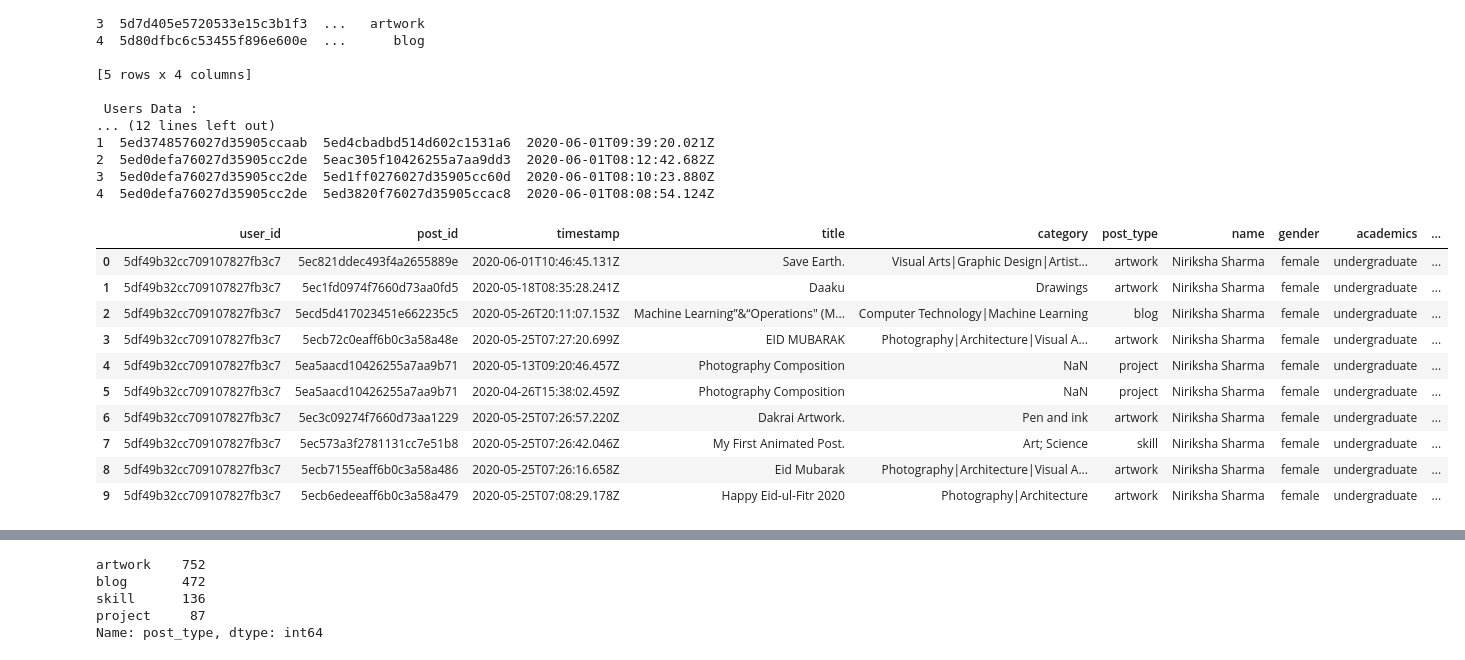
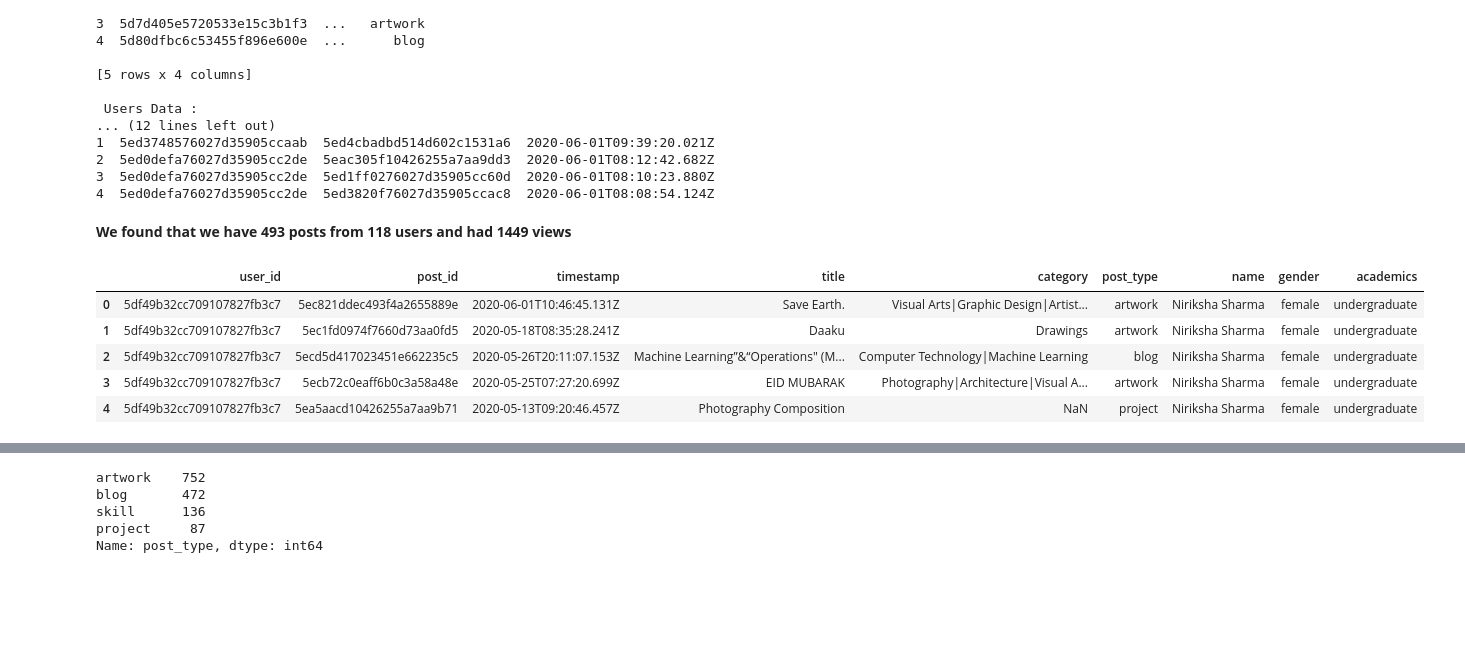
Before and after one commit to kumarg160491/internship_task_Socialmedia.com, a Jupyter notebook: social_comment_.ipynb, the cells around one changed output, grey strips where cells are left out. Saved outputs shown, nothing was run; the diff lists cells and outputs as text; code cells hidden in the pictures; blank space fills up the shorter version.

```diff
--- a/social_comment_.ipynb
+++ b/social_comment_.ipynb
@@ -102,17 +117,14 @@ shape :  (493, 4)
+# %% [markdown]
+**We found that we have 493 posts from 118 users and had 1449 views**
 # %%
 combine=pd.merge(left=views,right=posts,how='inner',on='post_id')
 combine=pd.merge(left=combine,right=users,how='inner',on='user_id')
 # %%
-combine.head(10)
+combine.head()
 # %% [output]
-|  | user_id | post_id | timestamp | title | category | post_type | name | gender | academics | ... |
-| 0 | 5df49b32cc709107827fb3c7 | 5ec821ddec493f4a2655889e | 2020-06-01T10:46:45.131Z | Save Earth. | Visual Arts|Graphic Design|Artist... | artwork | Niriksha Sharma | female | undergraduate | ... |
-| 1 | 5df49b32cc709107827fb3c7 | 5ec1fd0974f7660d73aa0fd5 | 2020-05-18T08:35:28.241Z | Daaku | Drawings | artwork | Niriksha Sharma | female | undergraduate | ... |
-| 2 | 5df49b32cc709107827fb3c7 | 5ecd5d417023451e662235c5 | 2020-05-26T20:11:07.153Z | Machine Learning”&“Operations" (M... | Computer Technology|Machine Learning | blog | Niriksha Sharma | female | undergraduate | ... |
-| 3 | 5df49b32cc709107827fb3c7 | 5ecb72c0eaff6b0c3a58a48e | 2020-05-25T07:27:20.699Z | EID MUBARAK | Photography|Architecture|Visual A... | artwork | Niriksha Sharma | female | undergraduate | ... |
-| 4 | 5df49b32cc709107827fb3c7 | 5ea5aacd10426255a7aa9b71 | 2020-05-13T09:20:46.457Z | Photography Composition | NaN | project | Niriksha Sharma | female | undergraduate | ... |
-| 5 | 5df49b32cc709107827fb3c7 | 5ea5aacd10426255a7aa9b71 | 2020-04-26T15:38:02.459Z | Photography Composition | NaN | project | Niriksha Sharma | female | undergraduate | ... |
-| 6 | 5df49b32cc709107827fb3c7 | 5ec3c09274f7660d73aa1229 | 2020-05-25T07:26:57.220Z | Dakrai Artwork. | Pen and ink | artwork | Niriksha Sharma | female | undergraduate | ... |
-| 7 | 5df49b32cc709107827fb3c7 | 5ec573a3f2781131cc7e51b8 | 2020-05-25T07:26:42.046Z | My First Animated Post. | Art; Science | skill | Niriksha Sharma | female | undergraduate | ... |
-| 8 | 5df49b32cc709107827fb3c7 | 5ecb7155eaff6b0c3a58a486 | 2020-05-25T07:26:16.658Z | Eid Mubarak | Photography|Architecture|Visual A... | artwork | Niriksha Sharma | female | undergraduate | ... |
-| 9 | 5df49b32cc709107827fb3c7 | 5ecb6edeeaff6b0c3a58a479 | 2020-05-25T07:08:29.178Z | Happy Eid-ul-Fitr 2020 | Photography|Architecture | artwork | Niriksha Sharma | female | undergraduate | ... |
+|  | user_id | post_id | timestamp | title | category | post_type | name | gender | academics |
+| 0 | 5df49b32cc709107827fb3c7 | 5ec821ddec493f4a2655889e | 2020-06-01T10:46:45.131Z | Save Earth. | Visual Arts|Graphic Design|Artist... | artwork | Niriksha Sharma | female | undergraduate |
+| 1 | 5df49b32cc709107827fb3c7 | 5ec1fd0974f7660d73aa0fd5 | 2020-05-18T08:35:28.241Z | Daaku | Drawings | artwork | Niriksha Sharma | female | undergraduate |
+| 2 | 5df49b32cc709107827fb3c7 | 5ecd5d417023451e662235c5 | 2020-05-26T20:11:07.153Z | Machine Learning”&“Operations" (M... | Computer Technology|Machine Learning | blog | Niriksha Sharma | female | undergraduate |
+| 3 | 5df49b32cc709107827fb3c7 | 5ecb72c0eaff6b0c3a58a48e | 2020-05-25T07:27:20.699Z | EID MUBARAK | Photography|Architecture|Visual A... | artwork | Niriksha Sharma | female | undergraduate |
+| 4 | 5df49b32cc709107827fb3c7 | 5ea5aacd10426255a7aa9b71 | 2020-05-13T09:20:46.457Z | Photography Composition | NaN | project | Niriksha Sharma | female | undergraduate |
```
Also changed, not shown: parts of 16 cells of this notebook.
